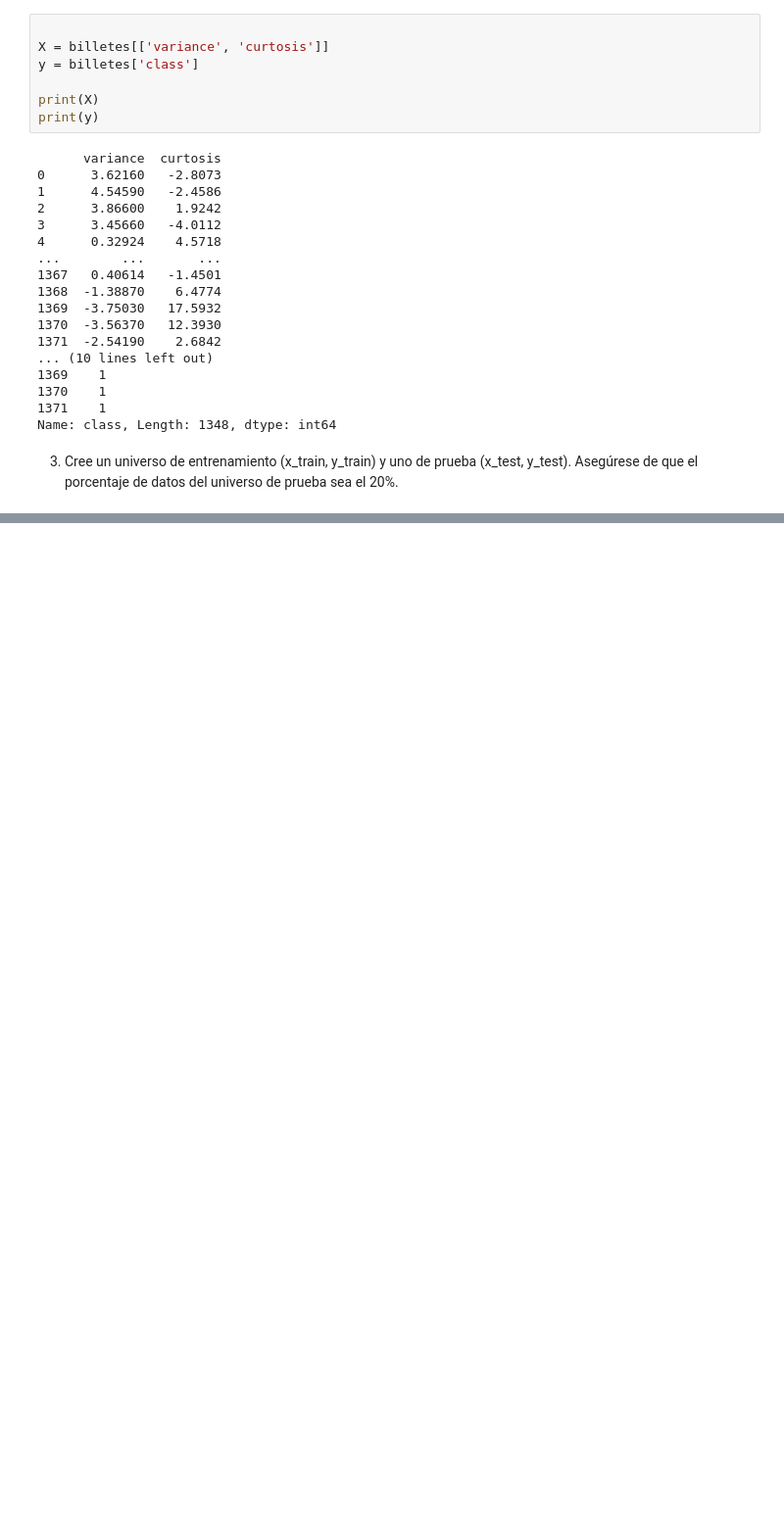
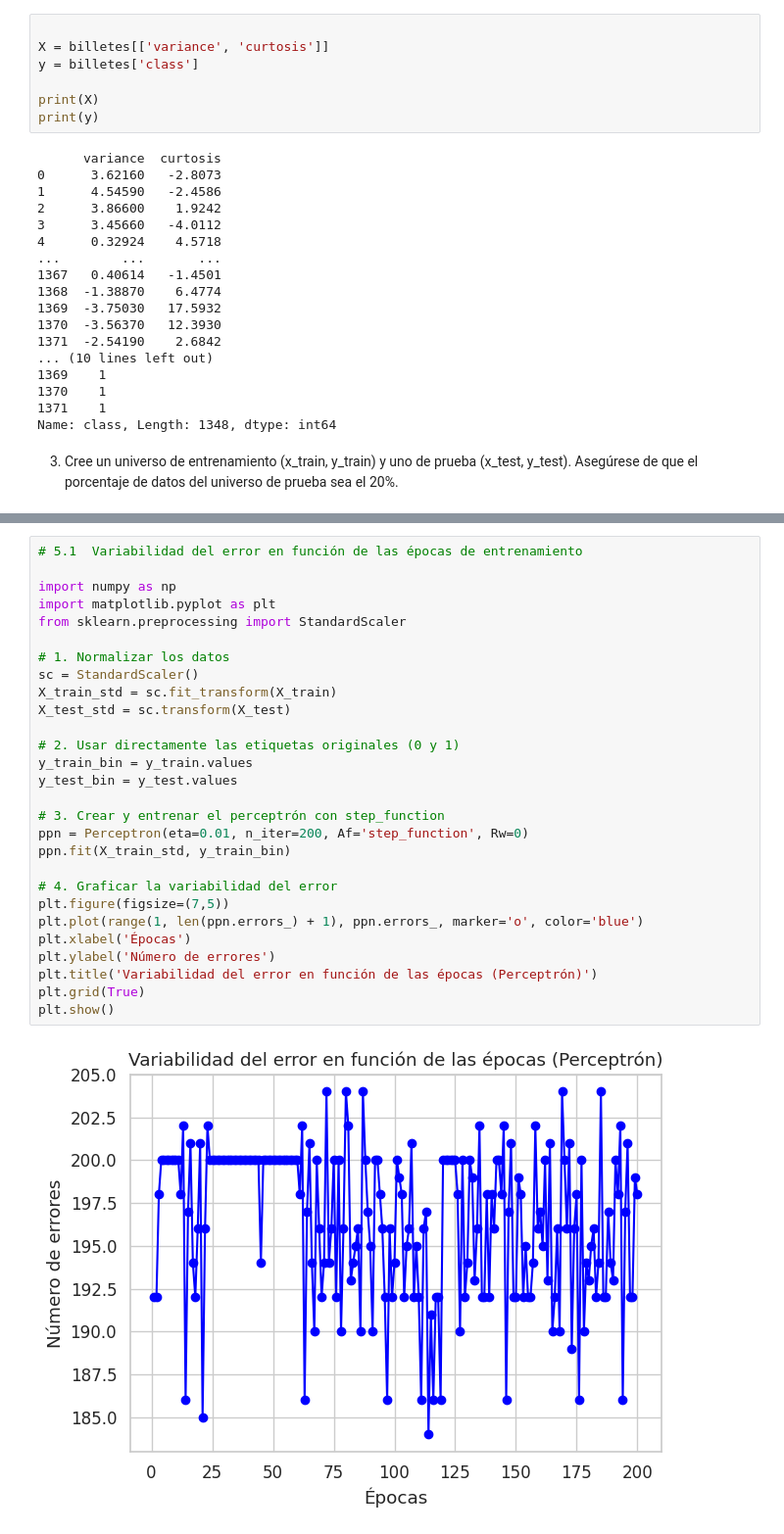
Before and after one commit to MiguelAngeloTr/Aprendizaje_Automatico, a Jupyter notebook: SEMANA_5/TAREA3/Clasificación_usando_perceptron_Adaline.ipynb, the cells around one changed output, grey strips where cells are left out. Shown at 98% size. Cells and saved outputs as stored; diff of their text form; blank space fills up the shorter version.

```diff
--- a/SEMANA_5/TAREA3/Clasificación_usando_perceptron_Adaline.ipynb
+++ b/SEMANA_5/TAREA3/Clasificación_usando_perceptron_Adaline.ipynb
@@ -336,0 +387,30 @@ plt.show()
+# %%
+# 5.1  Variabilidad del error en función de las épocas de entrenamiento
+
+import numpy as np
+import matplotlib.pyplot as plt
+from sklearn.preprocessing import StandardScaler
+
+# 1. Normalizar los datos
+sc = StandardScaler()
+X_train_std = sc.fit_transform(X_train)
+X_test_std = sc.transform(X_test)
+
+# 2. Usar directamente las etiquetas originales (0 y 1)
+y_train_bin = y_train.values
+y_test_bin = y_test.values
+
+# 3. Crear y entrenar el perceptrón con step_function
+ppn = Perceptron(eta=0.01, n_iter=200, Af='step_function', Rw=0)
+ppn.fit(X_train_std, y_train_bin)
+
+# 4. Graficar la variabilidad del error
+plt.figure(figsize=(7,5))
+plt.plot(range(1, len(ppn.errors_) + 1), ppn.errors_, marker='o', color='blue')
+plt.xlabel('Épocas')
+plt.ylabel('Número de errores')
+plt.title('Variabilidad del error en función de las épocas (Perceptrón)')
+plt.grid(True)
+plt.show()
+# %% [output]
+[figure, added]
```
Also changed, not shown: parts of 17 cells of this notebook.
